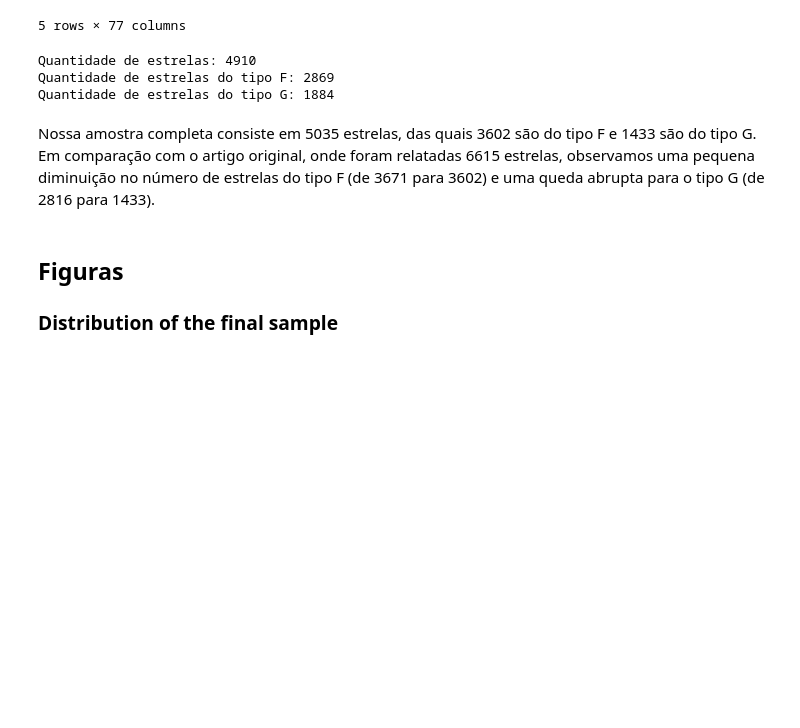
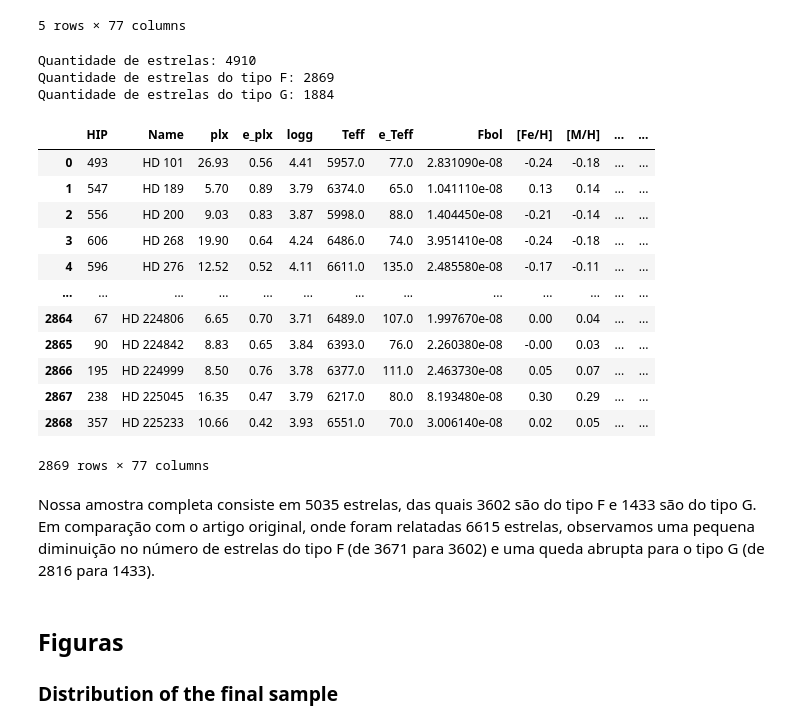
Before and after one commit to SarahBarbosa/ring-like-structure, a Jupyter notebook: notebooks/filtered_sample.ipynb, the cells around one changed output. Drawn from its saved outputs; the diff is of its cells as text; code cells hidden in the pictures; blank space fills up the shorter version.

```diff
--- a/notebooks/filtered_sample.ipynb
+++ b/notebooks/filtered_sample.ipynb
@@ -266,6 +266,22 @@ print(f"Quantidade de estrelas do tipo G: {len(tipo_G)}")
 Quantidade de estrelas: 4910
 Quantidade de estrelas do tipo F: 2869
 Quantidade de estrelas do tipo G: 1884
+# %%
+tipo_F
+# %% [output]
+|  | HIP | Name | plx | e_plx | logg | Teff | e_Teff | Fbol | [Fe/H] | [M/H] | ... | ... |
+| 0 | 493 | HD 101 | 26.93 | 0.56 | 4.41 | 5957.0 | 77.0 | 2.831090e-08 | -0.24 | -0.18 | ... | ... |
+| 1 | 547 | HD 189 | 5.70 | 0.89 | 3.79 | 6374.0 | 65.0 | 1.041110e-08 | 0.13 | 0.14 | ... | ... |
+| 2 | 556 | HD 200 | 9.03 | 0.83 | 3.87 | 5998.0 | 88.0 | 1.404450e-08 | -0.21 | -0.14 | ... | ... |
+| 3 | 606 | HD 268 | 19.90 | 0.64 | 4.24 | 6486.0 | 74.0 | 3.951410e-08 | -0.24 | -0.18 | ... | ... |
+| 4 | 596 | HD 276 | 12.52 | 0.52 | 4.11 | 6611.0 | 135.0 | 2.485580e-08 | -0.17 | -0.11 | ... | ... |
+| ... | ... | ... | ... | ... | ... | ... | ... | ... | ... | ... | ... | ... |
+| 2864 | 67 | HD 224806 | 6.65 | 0.70 | 3.71 | 6489.0 | 107.0 | 1.997670e-08 | 0.00 | 0.04 | ... | ... |
+| 2865 | 90 | HD 224842 | 8.83 | 0.65 | 3.84 | 6393.0 | 76.0 | 2.260380e-08 | -0.00 | 0.03 | ... | ... |
+| 2866 | 195 | HD 224999 | 8.50 | 0.76 | 3.78 | 6377.0 | 111.0 | 2.463730e-08 | 0.05 | 0.07 | ... | ... |
+| 2867 | 238 | HD 225045 | 16.35 | 0.47 | 3.79 | 6217.0 | 80.0 | 8.193480e-08 | 0.30 | 0.29 | ... | ... |
+| 2868 | 357 | HD 225233 | 10.66 | 0.42 | 3.93 | 6551.0 | 70.0 | 3.006140e-08 | 0.02 | 0.05 | ... | ... |
+2869 rows × 77 columns
 # %% [markdown]
 Nossa amostra completa consiste em 5035 estrelas, das quais 3602 são do tipo F e 1433 são do tipo G. Em comparação com o artigo original, onde foram relatadas 6615 estrelas, observamos uma pequena diminuição no número de estrelas do tipo F (de 3671 para 3602) e uma queda abrupta para o tipo G (de 2816 para 1433).
 # %%
```
Also changed, not shown: parts of 2 cells of this notebook, 4 other files.
